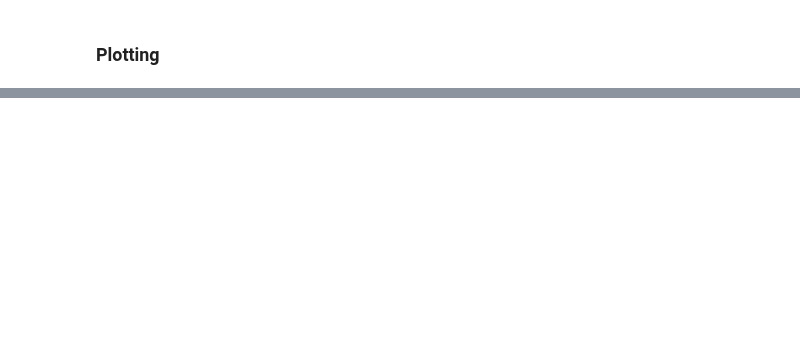
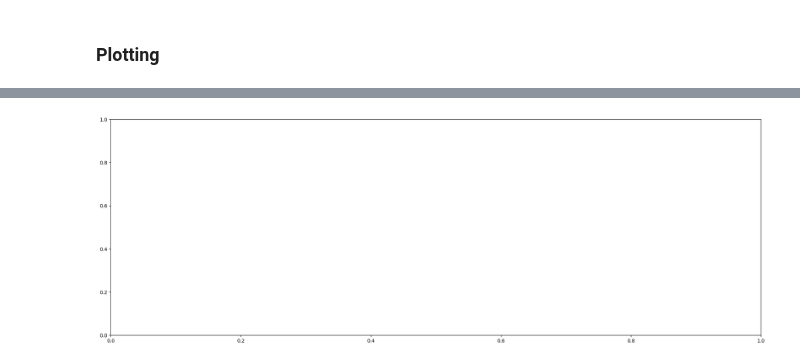
Before and after one commit to arieltynan/ME-548, a Jupyter notebook: 548 Project/Tynan 548 Sandbox.ipynb, the cells around one changed output, grey strips where cells are left out. Drawn from its saved outputs; the diff is of its cells as text; code cells hidden in the pictures; blank space fills up the shorter version.

```diff
--- a/548 Project/Tynan 548 Sandbox.ipynb
+++ b/548 Project/Tynan 548 Sandbox.ipynb
@@ -34,7 +34,7 @@ control_dim = dt_robot_dynamics.control_dim
 # %%
 # set up the problem parameters
 planning_horizon = 20 # 20 # length of the planning horizon
-num_time_steps = 150 # number of time steps to simulate
+num_time_steps = 5 # number of time steps to simulate
 num_sqp_iterations = 15 # 15 # number of SQP iterations
 t = 0. # this doesn't affect anything, but a value is needed
 
@@ -52,7 +52,7 @@ robot_radius = 0.1 # robot radius
 goal_locations = [jnp.array([6.11, 1.44]), jnp.array([5.87, 1.19]), jnp.array([6.29, 0.84]), jnp.array([7.33, 0.15]), jnp.array([7.44, 3.35]), jnp.array([8.2, 7.6]),
                 jnp.array([0.87, 6.25]), jnp.array([0.20, 4.68]), jnp.array([-0.13, 5.23]), jnp.array([0.17, 4.77]), jnp.array([0.83, 6.18]), jnp.array([-2.28, 8.40])]
 goal_location = goal_locations[0]
-goal_radius = 0.15
+goal_radius = 0.1
 # %% [markdown]
 ### Defining Classes
 # %%
@@ -280,11 +280,11 @@ def construct_problem(goal_location):
         #    # Penalty if within 1m of obstacle edge: (1 - dist)^2 if dist < 1
         #    objective += proximity_weight * cp.pos(proximity_buffer - dist)**2
 
-        for r_idx in range(len(Gs_circs)):
-            constraints += [Gs_circs[r_idx][t] @ xs[t] + hs_circs[r_idx][t] >= 0]
-            dist = Gs_circs[r_idx][t] @ xs[t] + hs_circs[r_idx][t]
+        #for r_idx in range(len(Gs_circs)):
+        #    constraints += [Gs_circs[r_idx][t] @ xs[t] + hs_circs[r_idx][t] >= 0]
+        #    dist = Gs_circs[r_idx][t] @ xs[t] + hs_circs[r_idx][t]
             # Penalty if within 1m of obstacle edge: (1 - dist)^2 if dist < 1
-            objective += proximity_weight * cp.pos(proximity_buffer - dist)**3
+        #    objective += proximity_weight * cp.pos(proximity_buffer - dist)**3
 
         # Robot only sees obstacles if they are within a certain distance
         for r_idx in range(len(Gs_circs)):
@@ -639,0 +653,88 @@ interactive(children=(IntSlider(value=71, description='i', max=142), IntSlider(v
+# %%
+import matplotlib.pyplot as plt
+import matplotlib.patches as patches
+import matplotlib.animation as animation
+import jax.numpy as jnp
+
+#fig, axs = plt.subplots(1, 1, figsize=(24, 8), gridspec_kw={'width_ratios': [2, 1]})
+fig, ax = plt.subplots(figsize=(24, 8))
+
+def animate(frame):
+    #axs[0].clear()
+    #axs[1].clear()
+    ax.clear()
+
+    i = frame // num_sqp_iterations
+    j = frame % num_sqp_iterations
+
+    #ax = axs[0]
+    robot_position = robot_trajectory[i, :2]
+
+    for count in range(len(goal_locations)):
+        ax.add_patch(plt.Circle(goal_locations[count], goal_radius+0.05, color='C2', alpha=0.6))
+        ax.text(*goal_locations[count], str(count), color='black', fontsize=10, ha='center', va='center', fontweight='bold')
+
+    for count in range(len(circles)):
+        circ = patches.Circle(circles[count].center, circles[count].radius, color='#b04a00', alpha=1.0)
+        ax.add_patch(circ)
+        ax.text(*circles[count].center, '', color='black', fontsize=10, ha='center', va='center', fontweight='bold')
+
+    bottom_left = CBF_object.center - jnp.array([CBF_object.length / 2, CBF_object.width / 2])
+    rect_plot = patches.Rectangle(bottom_left, CBF_object.length, CBF_object.width,
+                                  linewidth=1, edgecolor='C2', facecolor='#b04a00', alpha=0.25)
+    ax.add_patch(rect_plot)
+
+    ax.plot(robot_trajectory[:, 0], robot_trajectory[:, 1], "o-", markersize=1, color='grey')
+    ax.plot(robot_trajectory_list[i][:, 0], robot_trajectory_list[i][:, 1], "o-", markersize=3, color='red', label="Planned")
+
+    if i < len(sqp_list) and j < len(sqp_list[i]):
+        planned_trajectory = sqp_list[i][j]
+        #ax.plot(planned_trajectory[:, 0], planned_trajectory[:, 1], "o-", markersize=3, color='green', alpha=0.4, label=f"SQP iteration {j}", label=f"Sol {i}")
+        ax.plot(
+        planned_trajectory[:, 0],
+        planned_trajectory[:, 1],
+        "o-",
+        markersize=3,
+        color='green',
+        alpha=0.4,
+        label=f"Sol {i}, SQP {j}"
+        )
+
+    ax.scatter(robot_trajectory[i:i+1, 0], robot_trajectory[i:i+1, 1], s=30, color='C100', label="Robot")
+
+    x_center, y_center = float(CBF_object.center[0]), float(CBF_object.center[1])
+    half_length, half_width = float(CBF_object.length) / 2, float(CBF_object.width) / 2
+    ax.set_xlim(x_center - half_length, x_center + half_length)
+    ax.set_ylim(y_center - half_width, y_center + half_width)
+    ax.set_aspect('equal')
+    ax.set_title("heading=%.2f velocity=%.2f" % (robot_trajectory[i, 2], robot_trajectory[i, 3]))
+    ax.legend()
+
+    #ax = axs[1]
+    #ax.plot(robot_controls)
+    #ax.scatter([i], robot_controls[i:i+1, 0], label="$tan(\\delta)$", color='C0')
+    #ax.scatter([i], robot_controls[i:i+1, 1], label="Acceleration", color='C1')
+
+    #ax.hlines([steering_min, steering_max], 0, t-1, color='C0', linestyle='--')
+    #ax.hlines([acceleration_min, acceleration_max], 0, t-1, color='C1', linestyle='--')
+    #ax.plot(robot_trajectory[:, -1], markersize=3, color='C2')
+    #ax.scatter([i], robot_trajectory[i:i+1, 3], label="Velocity", color='C2')
+    #ax.hlines([v_min, v_max], 0, t-1, color='C2', linestyle='--')
+
+    #ax.set_xlim([0, t])
+    #ax.set_ylim([-3, 3])
+    #ax.set_xlabel("Time step")
+    #ax.set_ylabel("Control")
+    #ax.set_title("Velocity, steering and acceleration")
+    #ax.legend()
+    #ax.grid()
+
+total_frames = t * num_sqp_iterations
+ani = animation.FuncAnimation(fig, animate, frames=total_frames, interval=200)
+
+# Show animation
+plt.show()
+
+ani.save("robot_path_animation.mp4", writer='ffmpeg', fps=5)
+# %% [output]
+[figure, added]
```
Also changed, not shown: parts of 2 cells of this notebook.
